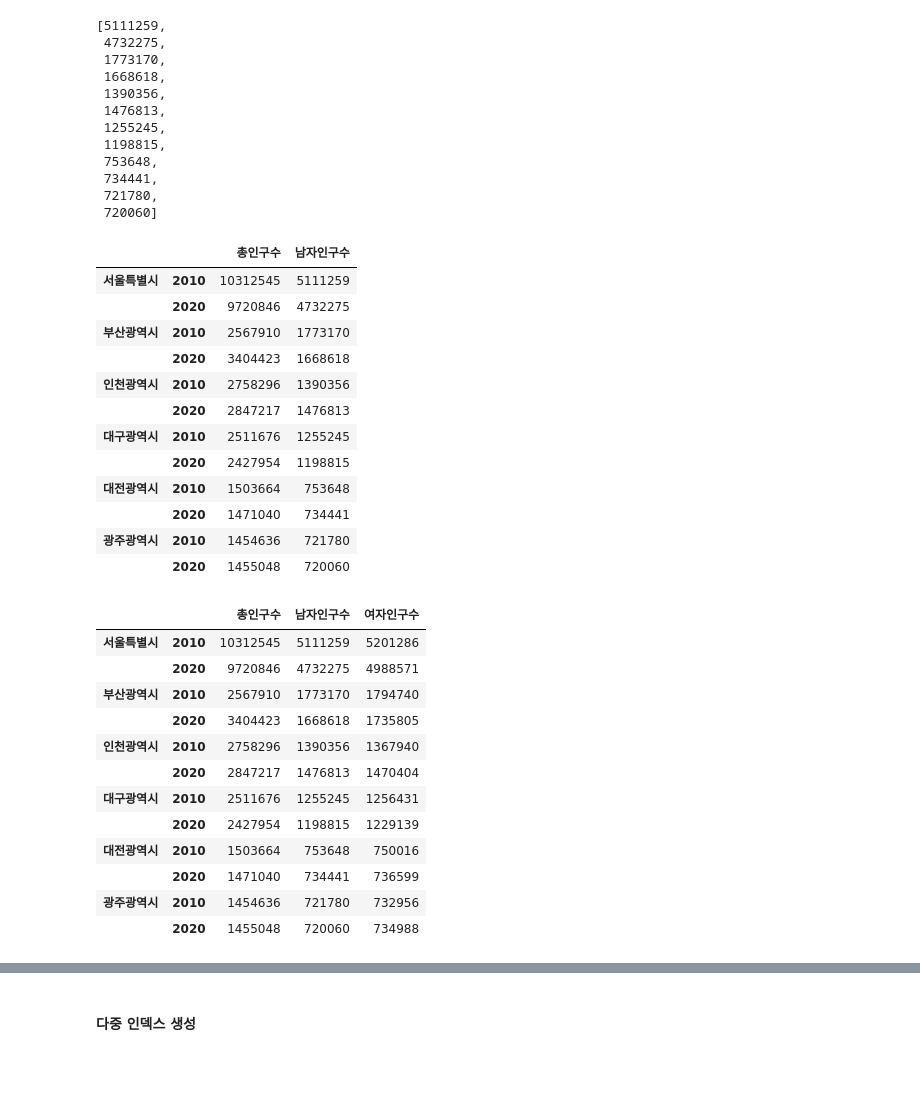
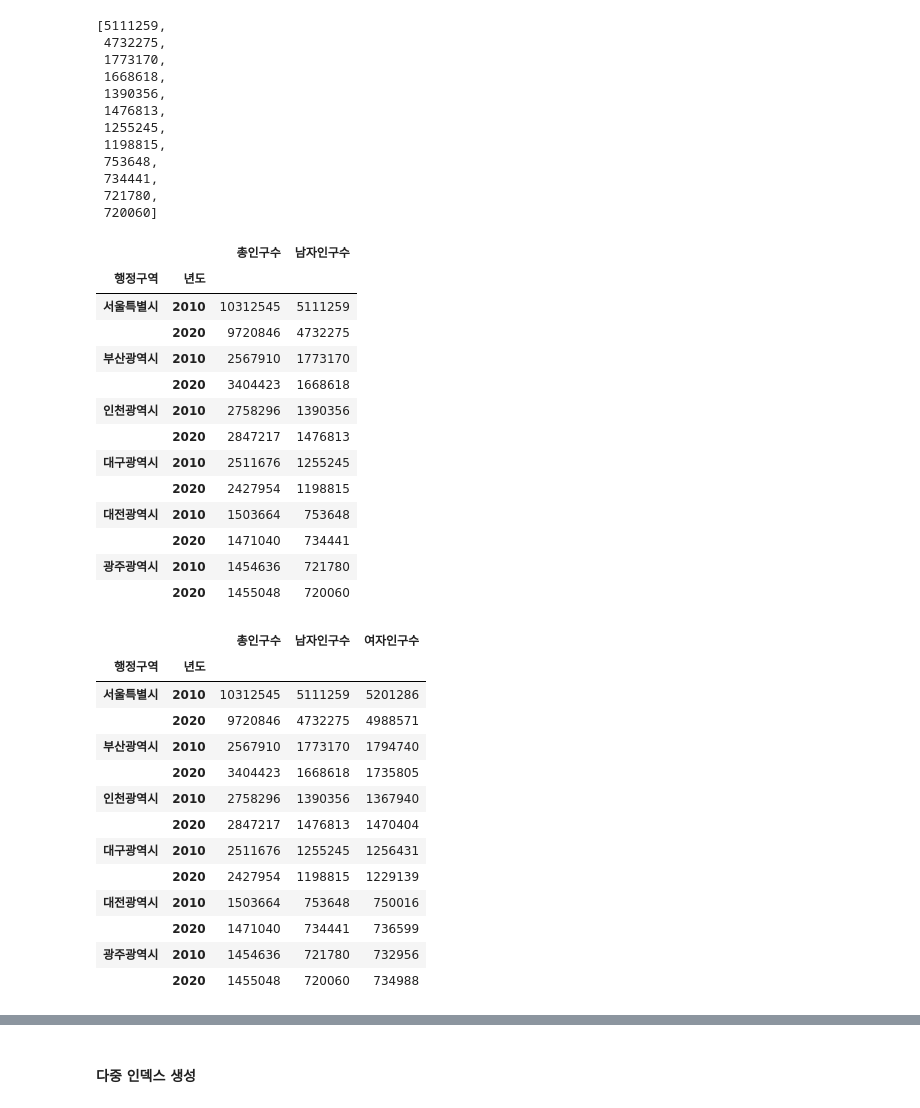
Before and after one commit to unknown-jun/Pandas, a Jupyter notebook: Pandas_Lecture.ipynb, the cells around one changed output, grey strips where cells are left out. Saved outputs shown, nothing was run; the diff lists cells and outputs as text; code cells hidden in the pictures; blank space fills up the shorter version.

```diff
--- a/Pandas_Lecture.ipynb
+++ b/Pandas_Lecture.ipynb
@@ -727,11 +769,14 @@ male_tuple
  721780,
  720060]
 # %%
+population.index.names = ['행정구역','년도']
 korea_mdf = pd.DataFrame({'총인구수':population,
                           '남자인구수':male_tuple})
+
 korea_mdf
 # %% [output]
 |  |  | 총인구수 | 남자인구수 |
+| 행정구역 | 년도 |  |  |
 | 서울특별시 | 2010 | 10312545 | 5111259 |
 |  | 2020 | 9720846 | 4732275 |
 | 부산광역시 | 2010 | 2567910 | 1773170 |
@@ -758,6 +803,7 @@ korea_mdf = pd.DataFrame({'총인구수':population,
 korea_mdf
 # %% [output]
 |  |  | 총인구수 | 남자인구수 | 여자인구수 |
+| 행정구역 | 년도 |  |  |  |
 | 서울특별시 | 2010 | 10312545 | 5111259 | 5201286 |
 |  | 2020 | 9720846 | 4732275 | 4988571 |
 | 부산광역시 | 2010 | 2567910 | 1773170 | 1794740 |
```
Also changed, not shown: parts of 178 cells of this notebook.
